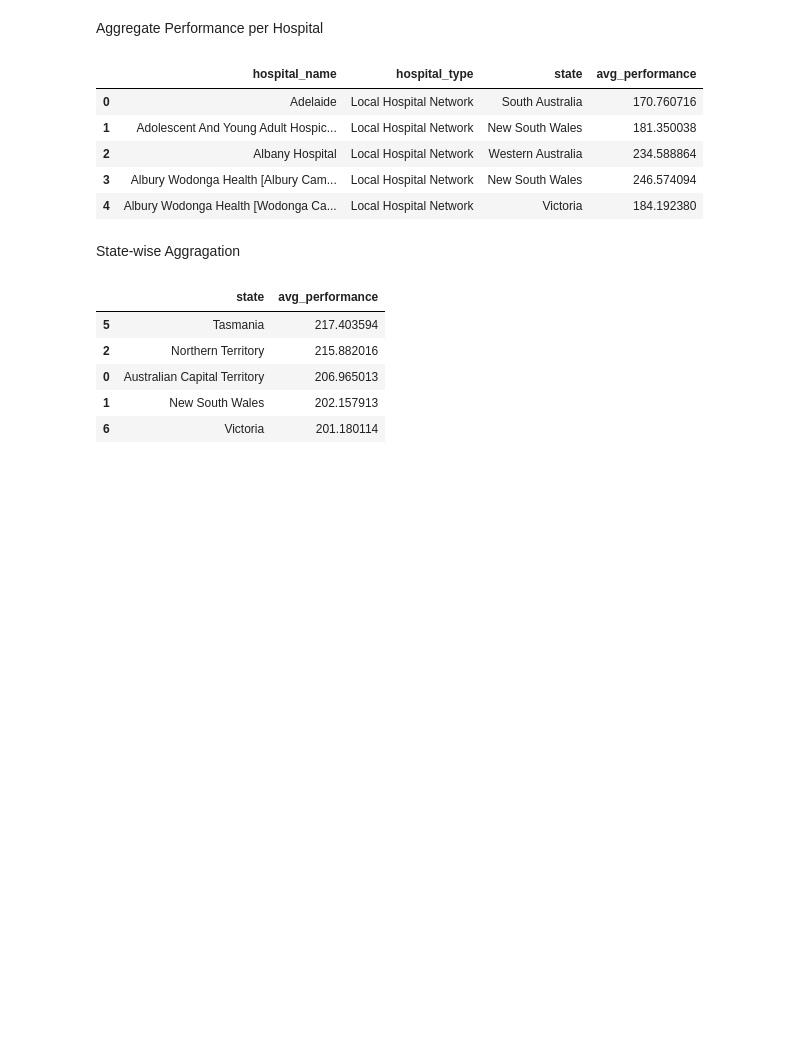
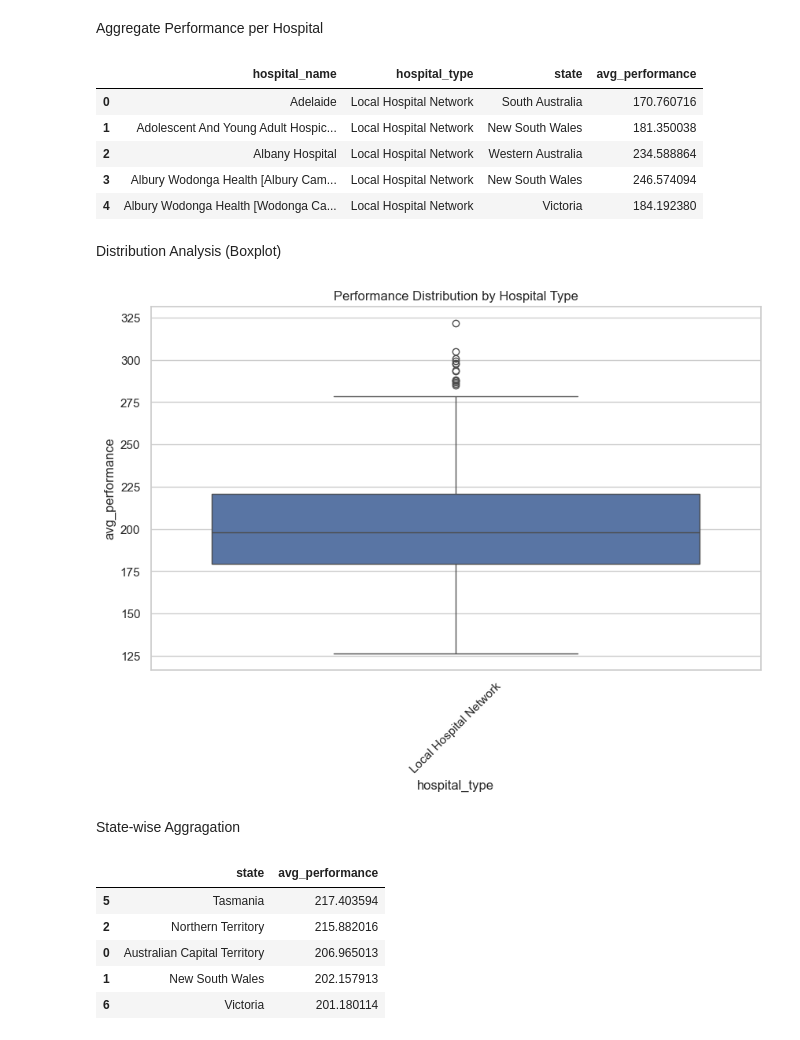
Before and after one commit to MahnoorAhmed-Dev/Hospital-Operations-Analytics-Pipeline, a Jupyter notebook: data_mining/notebooks/05_eda_hospital_segmentation_analysis.ipynb, the cells around one changed output. Drawn from its saved outputs; the diff is of its cells as text; code cells hidden in the pictures; blank space fills up the shorter version.

Commit message:
feat(eda): analyze performance variability using boxplots

```diff
--- a/data_mining/notebooks/05_eda_hospital_segmentation_analysis.ipynb
+++ b/data_mining/notebooks/05_eda_hospital_segmentation_analysis.ipynb
@@ -112,6 +112,16 @@ hospital_perf.head()
 | 2 | Albany Hospital | Local Hospital Network | Western Australia | 234.588864 |
 | 3 | Albury Wodonga Health [Albury Cam... | Local Hospital Network | New South Wales | 246.574094 |
 | 4 | Albury Wodonga Health [Wodonga Ca... | Local Hospital Network | Victoria | 184.192380 |
+# %% [markdown]
+Distribution Analysis (Boxplot)
+# %%
+plt.figure(figsize=(10, 6))
+sns.boxplot(data=hospital_perf, x='hospital_type', y='avg_performance')
+plt.title("Performance Distribution by Hospital Type")
+plt.xticks(rotation=45)
+plt.show()
+# %% [output]
+[figure, added]
 # %% [markdown]
 State-wise Aggragation
 # %%
```
Also changed, not shown: parts of 4 cells of this notebook, 1 other file.
